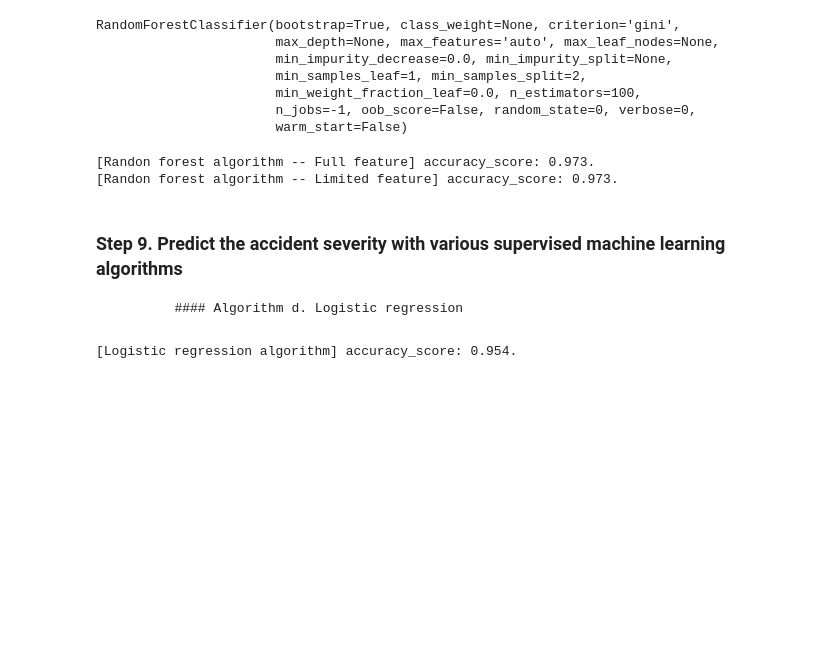
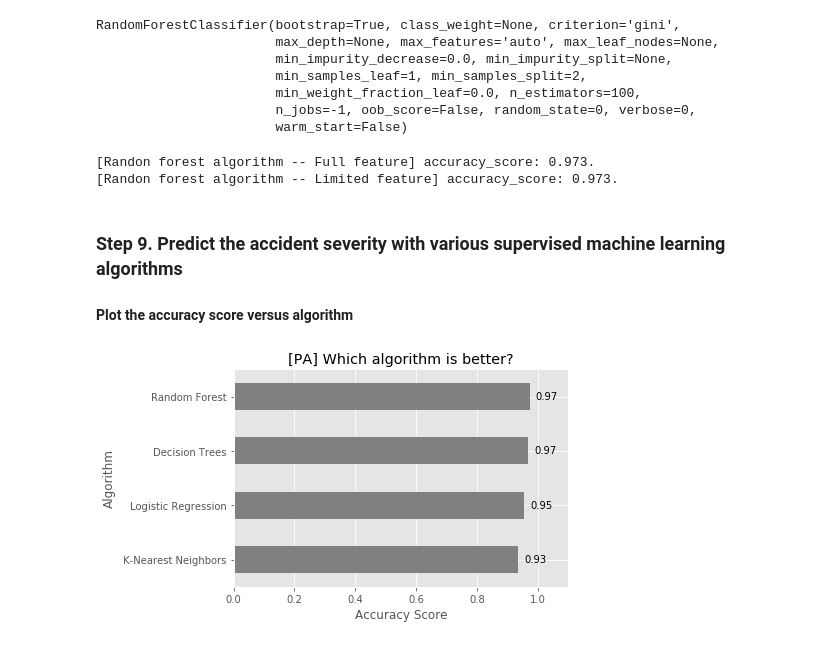
Before and after one commit to RonghuiZhou/us-accidents, a Jupyter notebook: Machine Learning for US Accidents_PA_Mont_RZhou.ipynb, the cells around one changed output. Saved outputs shown, nothing was run; the diff lists cells and outputs as text; code cells hidden in the pictures; blank space fills up the shorter version.

```diff
--- a/Machine Learning for US Accidents_PA_Mont_RZhou.ipynb
+++ b/Machine Learning for US Accidents_PA_Mont_RZhou.ipynb
@@ -386,3 +386,9 @@ X = df.drop(target, axis=1)
 
 # Split the data set into training and testing data sets
 X_train, X_test, y_train, y_test = train_test_split(X, y, test_size=0.2, random_state=21, stratify=y)
+# %%
+# List of classification algorithms
+algo_lst=['Logistic Regression',' K-Nearest Neighbors','Decision Trees','Random Forest']
+
+# Initialize an empty list for the accuracy for each algorithm
+accuracy_lst=[]
@@ -499,7 +512,9 @@ y_pred= dt_gini.predict(X_test)
 # Evaluate accuracy_entropy
 accuracy_gini = accuracy_score(y_test, y_pred)
 
-
+# Append to the accuracy list
+acc=accuracy_gini
+accuracy_lst.append(acc)
 
 # Print accuracy_gini
 print('[Decision Tree -- gini] accuracy_score: {:.3f}.'.format(accuracy_gini))
@@ -523,8 +538,15 @@ clf.fit(X_train,y_train)
 y_pred=clf.predict(X_test)
 
 
+# Get the accuracy score
+acc=accuracy_score(y_test, y_pred)
+
+# Append to the accuracy list
+accuracy_lst.append(acc)
+
+
 # Model Accuracy, how often is the classifier correct?
-print("[Randon forest algorithm] accuracy_score: {:.3f}.".format(accuracy_score(y_test, y_pred)))
+print("[Randon forest algorithm] accuracy_score: {:.3f}.".format(acc))
 # %% [output]
 [Randon forest algorithm] accuracy_score: 0.973.
 # %% [markdown]
@@ -635,13 +657,33 @@ print('[Randon forest algorithm -- Limited feature] accuracy_score: {:.3f}.'.for
 # %% [markdown]
 ### Step 9. Predict the accident severity with various supervised machine learning algorithms
 
-            #### Algorithm d. Logistic regression
+#### Plot the accuracy score versus algorithm
-# %%
-# Logistic regression
-lr = LogisticRegression(random_state=0)
-lr.fit(X_train,y_train)
-y_pred=lr.predict(X_test)
-
-print("[Logistic regression algorithm] accuracy_score: {:.3f}.".format(accuracy_score(y_test, y_pred)))
-# %% [output]
-[Logistic regression algorithm] accuracy_score: 0.954.
+# %%
+# Make a plot of the accuracy scores for different algorithms
+
+# Generate a list of ticks for y-axis
+y_ticks=np.arange(len(algo_lst))
+
+# Combine the list of algorithms and list of accuracy scores into a dataframe, sort the value based on accuracy score
+df_acc=pd.DataFrame(list(zip(algo_lst, accuracy_lst)), columns=['Algorithm','Accuracy_Score']).sort_values(by=['Accuracy_Score'],ascending = True)
+
+# Export to a file
+df_acc.to_csv('./Accuracy_scores_algorithms_{}.csv'.format(state),index=False)
+
+# Make a plot
+ax=df_acc.plot.barh('Algorithm', 'Accuracy_Score', align='center',legend=False,color='0.5')
+
+# Add the data label on to the plot
+for i in ax.patches:
+    # get_width pulls left or right; get_y pushes up or down
+    ax.text(i.get_width()+0.02, i.get_y()+0.2, str(round(i.get_width(),2)), fontsize=10)
+
+# Set the limit, lables, ticks and title
+plt.xlim(0,1.1)
+plt.xlabel('Accuracy Score')
+plt.yticks(y_ticks, df_acc['Algorithm'], rotation=0)
+plt.title('[{}] Which algorithm is better?'.format(state))
+
+plt.show()
+# %% [output]
+[figure, added]
```
Also changed, not shown: parts of 29 cells of this notebook.
